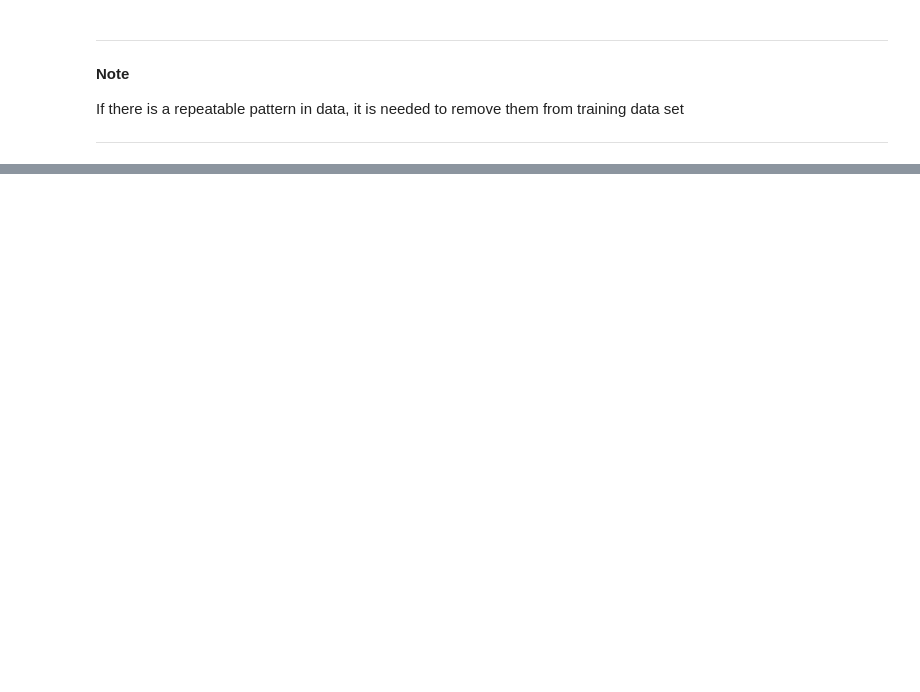
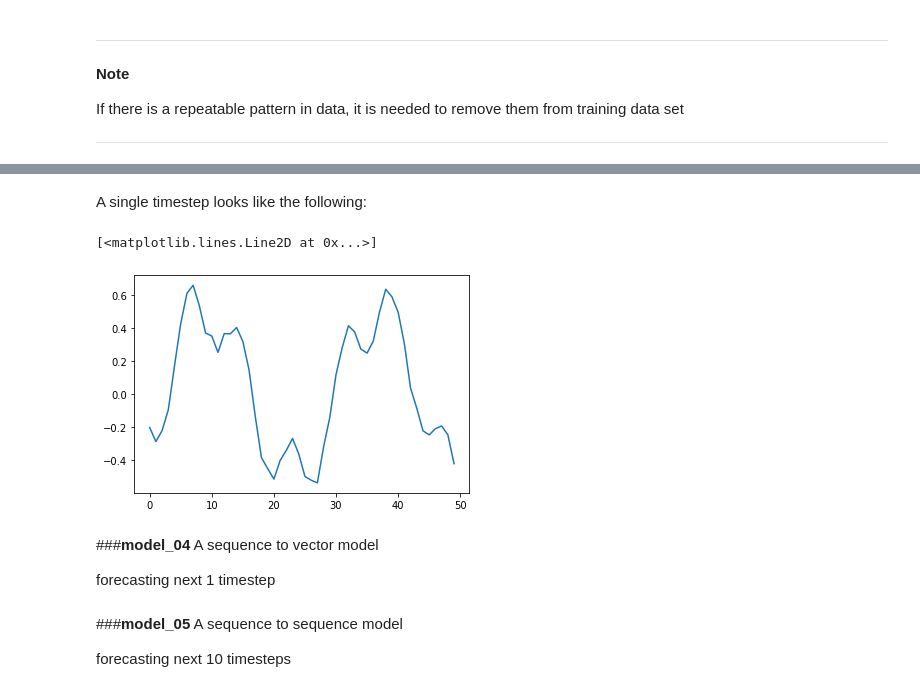
Before and after one commit to ehsanem/Tensorflow, a Jupyter notebook: Recurrent_Neural_Network_RNN.ipynb, the cells around one changed output, grey strips where cells are left out. Drawn from its saved outputs; the diff is of its cells as text; code cells hidden in the pictures; blank space fills up the shorter version.

```diff
--- a/Recurrent_Neural_Network_RNN.ipynb
+++ b/Recurrent_Neural_Network_RNN.ipynb
@@ -97,0 +135,27 @@ If there is a repeatable pattern in data, it is needed to remove them from train
+# %%
+def generate_time_series(batch_size, n_steps):
+  freq1, freq2, offsets1, offsets2 = np.random.rand(4, batch_size, 1)
+  time = np.linspace(0, 1, n_steps)
+  series = 0.5 * np.sin((time - offsets1) * (freq1 * 10 + 10))
+  series += 0.2 * np.sin((time - offsets2) * (freq2 * 20 + 20))
+  series += 0.1 * (np.random.rand(batch_size, n_steps) - 0.5)
+  return series[..., np.newaxis].astype(np.float32)
+# %%
+n_steps = 50
+series = generate_time_series(10000, n_steps + 1)
+X_train, y_train = series[:7000, :n_steps], series[:7000, -1]
+X_valid, y_valid = series[7000:9000, :n_steps], series[7000:9000, -1]
+X_test, y_test = series[9000:, :n_steps], series[9000:, -1]
+# %% [markdown]
+A single timestep looks like the following:
+# %%
+import matplotlib.pyplot as plt
+plt.plot(X_train[0])
+# %% [output]
+[<matplotlib.lines.Line2D at 0x...>]
+[figure, added]
+# %% [markdown]
+###**model_04**
+A sequence to vector model
+
+forecasting next 1 timestep
@@ -97,0 +168,5 @@ If there is a repeatable pattern in data, it is needed to remove them from train
+# %% [markdown]
+###**model_05**
+A sequence to sequence model
+
+forecasting next 10 timesteps
```
Also changed, not shown: parts of 16 cells of this notebook.
